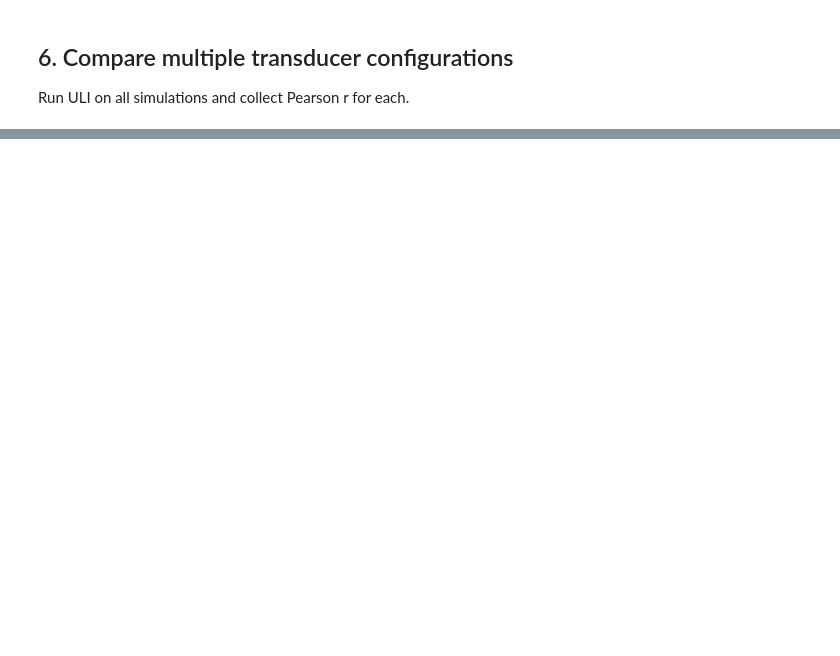
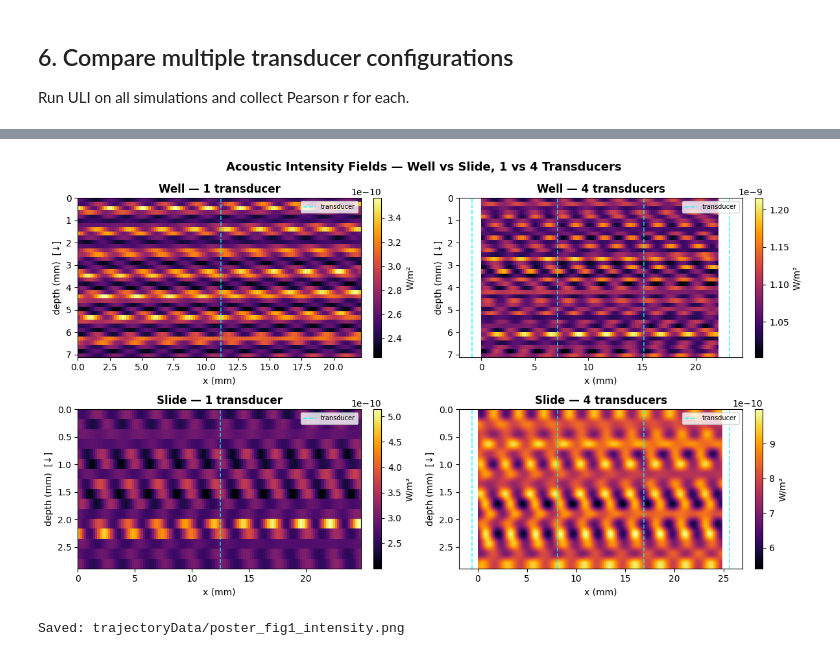
Before and after one commit to davisbone/Bespoke-Ultrasound, a Jupyter notebook: 04underdampedSFI.ipynb, the cells around one changed output, grey strips where cells are left out. Cells and saved outputs as stored; diff of their text form; code cells hidden in the pictures; blank space fills up the shorter version.

```diff
--- a/04underdampedSFI.ipynb
+++ b/04underdampedSFI.ipynb
@@ -620,0 +734,53 @@ The ULI inference operates on trajectories that explore the spatial force landsc
+# %%
+# ── Figure 1: Acoustic intensity maps — well vs slide, 1tx vs 4tx ─────────────
+# Uses the uniform in-phase structured configs to show canonical beam patterns.
+
+def load_intensity(h5_path, pml=20):
+    with h5py.File(h5_path, 'r') as f:
+        intensity = np.array(f['intensity'])
+        Nx = int(np.asarray(f.attrs['Nx']).item())
+        Ny = int(np.asarray(f.attrs['Ny']).item())
+        dx = float(np.asarray(f.attrs['dx_m']).item())
+        x_norms = np.array(f['transducer_x_norm'])
+    interior = intensity[pml:Nx-pml, pml:Ny-pml]
+    iNx, iNy = interior.shape
+    x_mm = np.arange(iNx) * dx * 1e3
+    y_mm = np.arange(iNy) * dx * 1e3
+    return interior, x_mm, y_mm, x_norms, Nx, dx
+
+# Uniform in-phase structured configs
+targets = {
+    ('Well',  '1 transducer'): 0,
+    ('Well',  '4 transducers'): 6,
+    ('Slide', '1 transducer'): 66,
+    ('Slide', '4 transducers'): 72,
+}
+
+entries = {k: next(m for m in traj_meta if m['sim_index'] == v)
+           for k, v in targets.items()}
+
+fig, axes = plt.subplots(2, 2, figsize=(12, 7))
+fig.suptitle('Acoustic Intensity Fields — Well vs Slide, 1 vs 4 Transducers',
+             fontsize=13, fontweight='bold')
+
+for ax, ((geo, label), entry) in zip(axes.ravel(), entries.items()):
+    I, x_mm, y_mm, x_norms, Nx, dx = load_intensity(entry['acoustic_field_file'])
+    extent = [x_mm[0], x_mm[-1], y_mm[-1], y_mm[0]]
+    im = ax.imshow(I.T, origin='upper', aspect='auto', extent=extent, cmap='inferno')
+    plt.colorbar(im, ax=ax, fraction=0.046, pad=0.04, label='W/m²')
+    for i, xn in enumerate(x_norms):
+        xpos = (xn * Nx - 20) * dx * 1e3
+        ax.axvline(xpos, color='cyan', lw=1.2, ls='--', alpha=0.8,
+                   label='transducer' if i == 0 else '')
+    ax.legend(fontsize=7, loc='upper right')
+    ax.set_title(f'{geo} — {label}', fontweight='bold')
+    ax.set_xlabel('x (mm)')
+    ax.set_ylabel('depth (mm)  [↓]')
+
+plt.tight_layout()
+plt.savefig('trajectoryData/poster_fig1_intensity.png', dpi=150, bbox_inches='tight')
+plt.show()
+print('Saved: trajectoryData/poster_fig1_intensity.png')
+# %% [output]
+[figure, added]
+Saved: trajectoryData/poster_fig1_intensity.png
```
Also changed, not shown: parts of 18 cells of this notebook.
